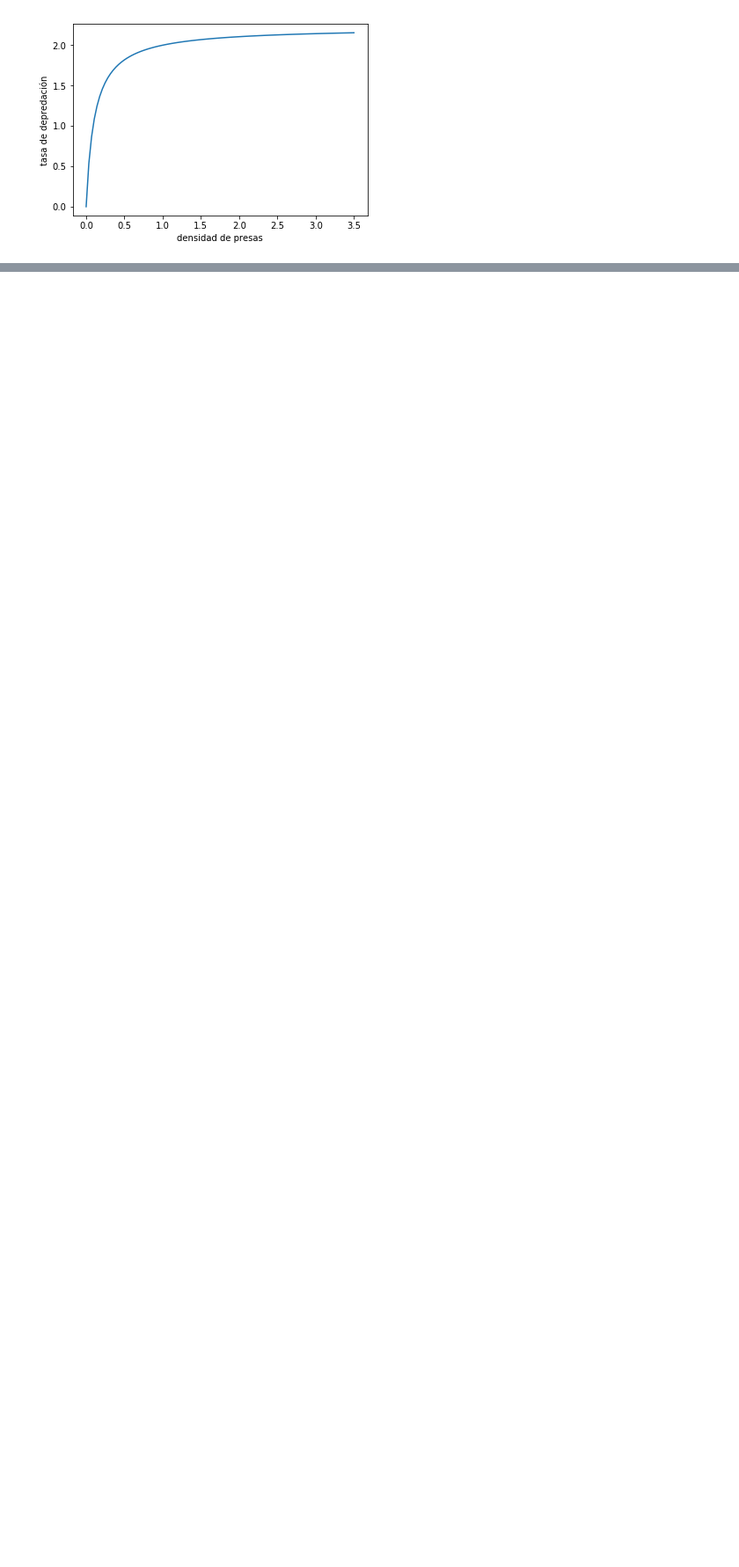
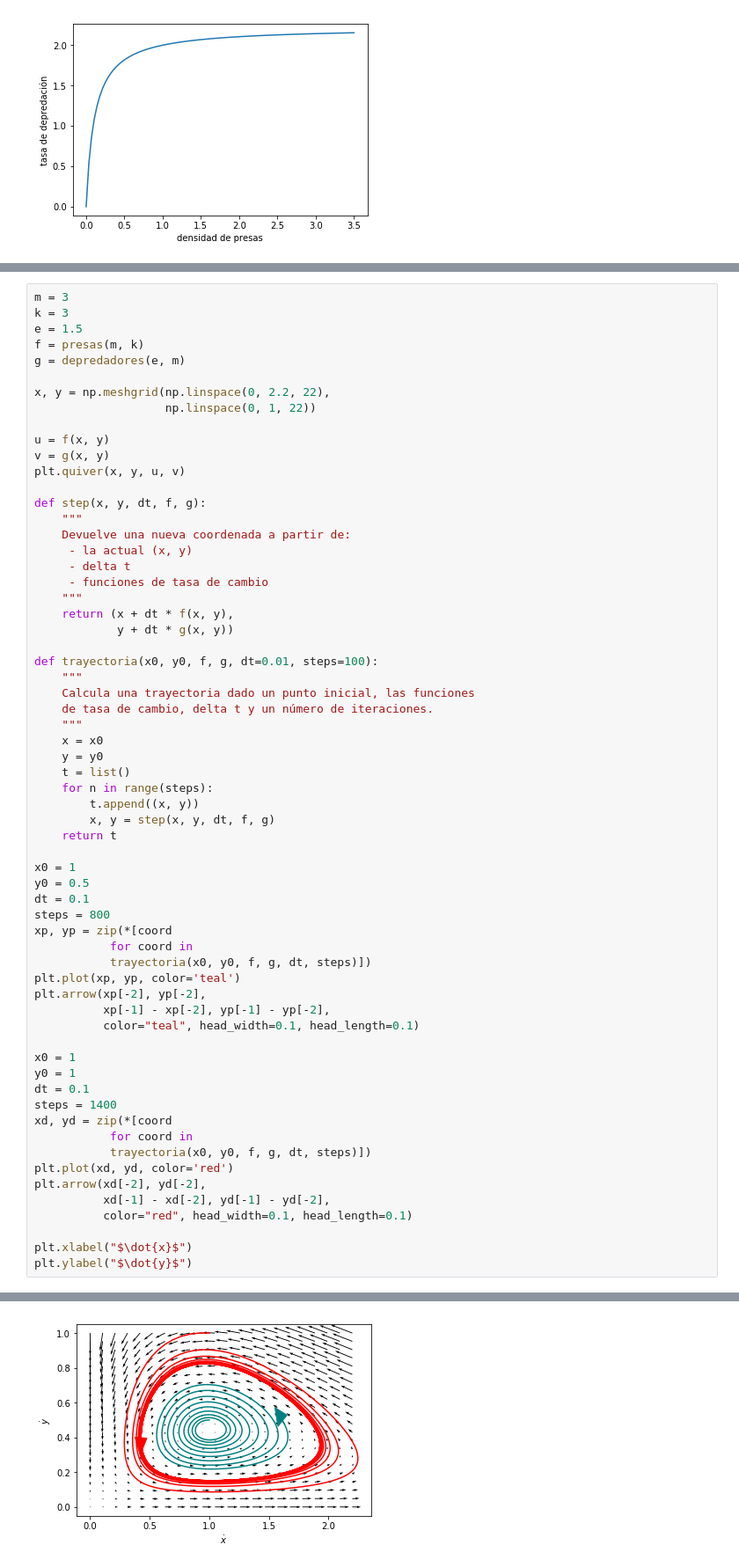
Before and after one commit to rgarcia-herrera/sistemas-dinamicos, a Jupyter notebook: Rosenzweig-MacArthur.ipynb, the cells around one changed output, grey strips where cells are left out. Shown: that part at 88% size. Drawn from its saved outputs; the diff is of its cells as text; blank space fills up the shorter version.

Commit message:
con dos experimentos de trayectorias

```diff
--- a/Rosenzweig-MacArthur.ipynb
+++ b/Rosenzweig-MacArthur.ipynb
@@ -205,0 +145,64 @@ plt.quiver(i, j, u, v)
+# %%
+m = 3
+k = 3
+e = 1.5
+f = presas(m, k)
+g = depredadores(e, m)
+
+x, y = np.meshgrid(np.linspace(0, 2.2, 22),
+                   np.linspace(0, 1, 22))
+
+u = f(x, y)
+v = g(x, y)
+plt.quiver(x, y, u, v)
+
+def step(x, y, dt, f, g):
+    """
+    Devuelve una nueva coordenada a partir de:
+     - la actual (x, y)
+     - delta t
+     - funciones de tasa de cambio
+    """
+    return (x + dt * f(x, y),
+            y + dt * g(x, y))
+
+def trayectoria(x0, y0, f, g, dt=0.01, steps=100):
+    """
+    Calcula una trayectoria dado un punto inicial, las funciones
+    de tasa de cambio, delta t y un número de iteraciones.
+    """
+    x = x0
+    y = y0
+    t = list()
+    for n in range(steps):
+        t.append((x, y))
+        x, y = step(x, y, dt, f, g)
+    return t
+
+x0 = 1
+y0 = 0.5
+dt = 0.1
+steps = 800
+xp, yp = zip(*[coord
+           for coord in
+           trayectoria(x0, y0, f, g, dt, steps)])
+plt.plot(xp, yp, color='teal')
+plt.arrow(xp[-2], yp[-2],
+          xp[-1] - xp[-2], yp[-1] - yp[-2],
+          color="teal", head_width=0.1, head_length=0.1)
+
+x0 = 1
+y0 = 1
+dt = 0.1
+steps = 1400
+xd, yd = zip(*[coord
+           for coord in
+           trayectoria(x0, y0, f, g, dt, steps)])
+plt.plot(xd, yd, color='red')
+plt.arrow(xd[-2], yd[-2],
+          xd[-1] - xd[-2], yd[-1] - yd[-2],
+          color="red", head_width=0.1, head_length=0.1)
+
+plt.xlabel("$\dot{x}$")
+plt.ylabel("$\dot{y}$")
+# %% [output]
@@ -205,0 +210 @@ plt.quiver(i, j, u, v)
+[figure, added]
```
Also changed, not shown: parts of 20 cells of this notebook.
